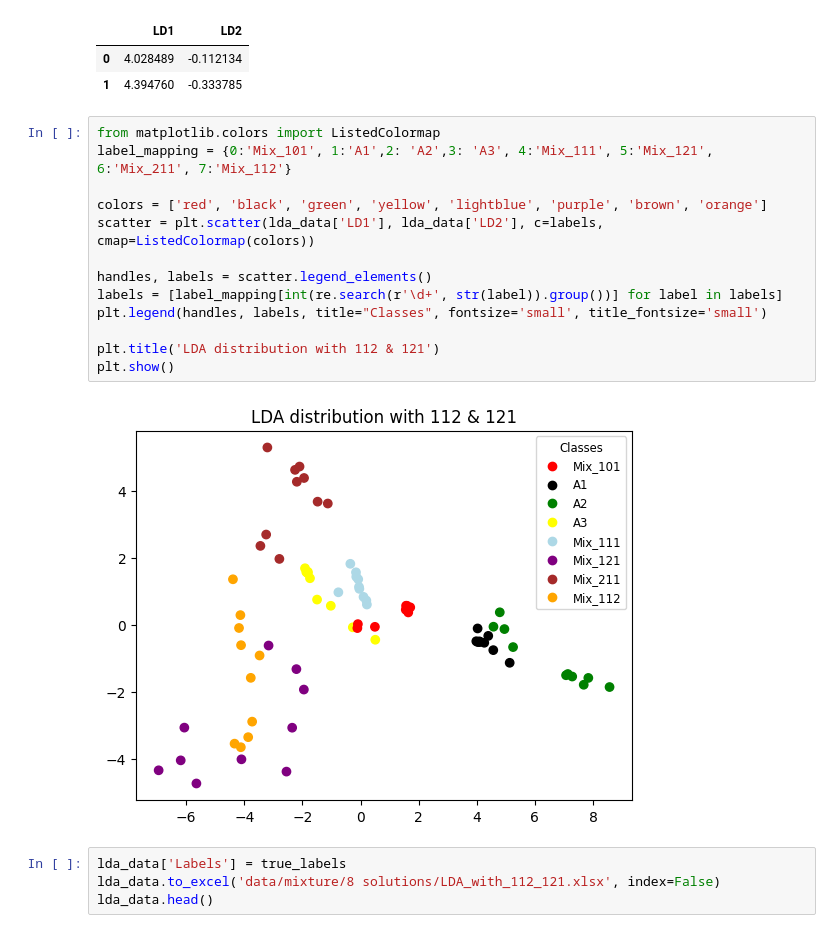
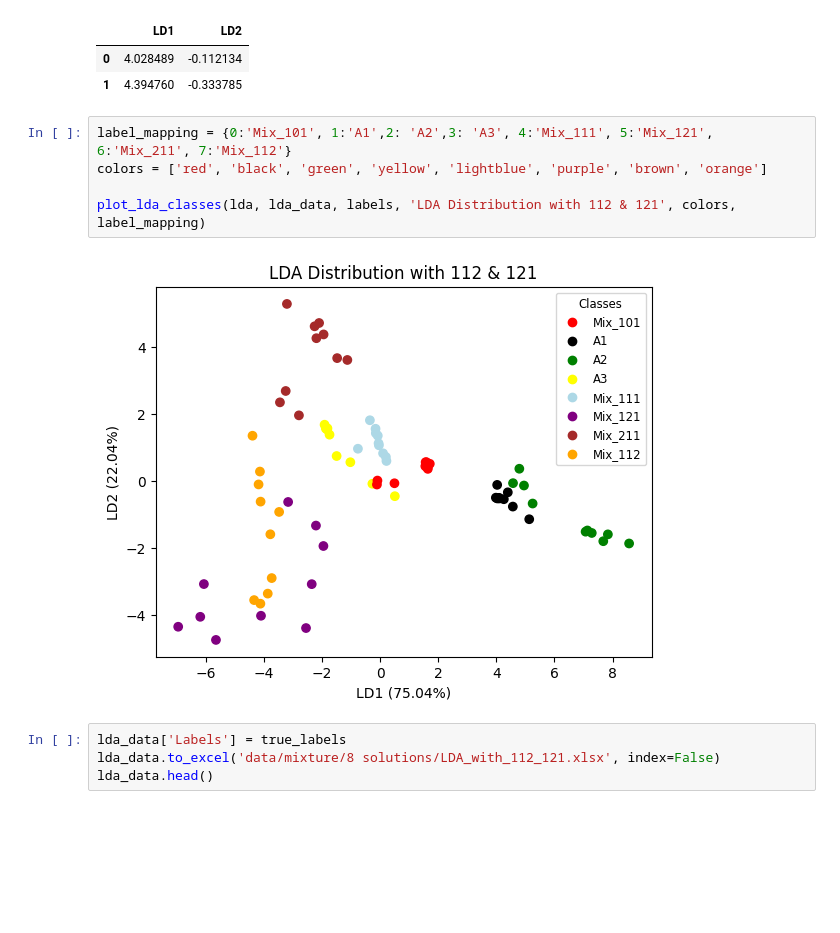
Before and after one commit to SohamD34/BTP, a Jupyter notebook: scripts/Mixture + Analytes/8 Mixtures/analysis_LDA.ipynb, the cells around one changed output. Cells and saved outputs as stored; diff of their text form; blank space fills up the shorter version.

```diff
--- a/scripts/Mixture + Analytes/8 Mixtures/analysis_LDA.ipynb
+++ b/scripts/Mixture + Analytes/8 Mixtures/analysis_LDA.ipynb
@@ -30,20 +32,12 @@ lda_data.head(2)
 | 0 | 4.028489 | -0.112134 |
 | 1 | 4.394760 | -0.333785 |
 # %%
-from matplotlib.colors import ListedColormap
 label_mapping = {0:'Mix_101', 1:'A1',2: 'A2',3: 'A3', 4:'Mix_111', 5:'Mix_121', 6:'Mix_211', 7:'Mix_112'}
+colors = ['red', 'black', 'green', 'yellow', 'lightblue', 'purple', 'brown', 'orange']
 
-colors = ['red', 'black', 'green', 'yellow', 'lightblue', 'purple', 'brown', 'orange']
-scatter = plt.scatter(lda_data['LD1'], lda_data['LD2'], c=labels, cmap=ListedColormap(colors))
-
-handles, labels = scatter.legend_elements()
-labels = [label_mapping[int(re.search(r'\d+', str(label)).group())] for label in labels]
-plt.legend(handles, labels, title="Classes", fontsize='small', title_fontsize='small')
-
-plt.title('LDA distribution with 112 & 121')
-plt.show()
+plot_lda_classes(lda, lda_data, labels, 'LDA Distribution with 112 & 121', colors, label_mapping)
 # %% [output]
-[figure, old version]
+[figure, new version]
 # %%
 lda_data['Labels'] = true_labels
 lda_data.to_excel('data/mixture/8 solutions/LDA_with_112_121.xlsx', index=False)
```
Also changed, not shown: parts of 4 cells of this notebook, 19 other files.
